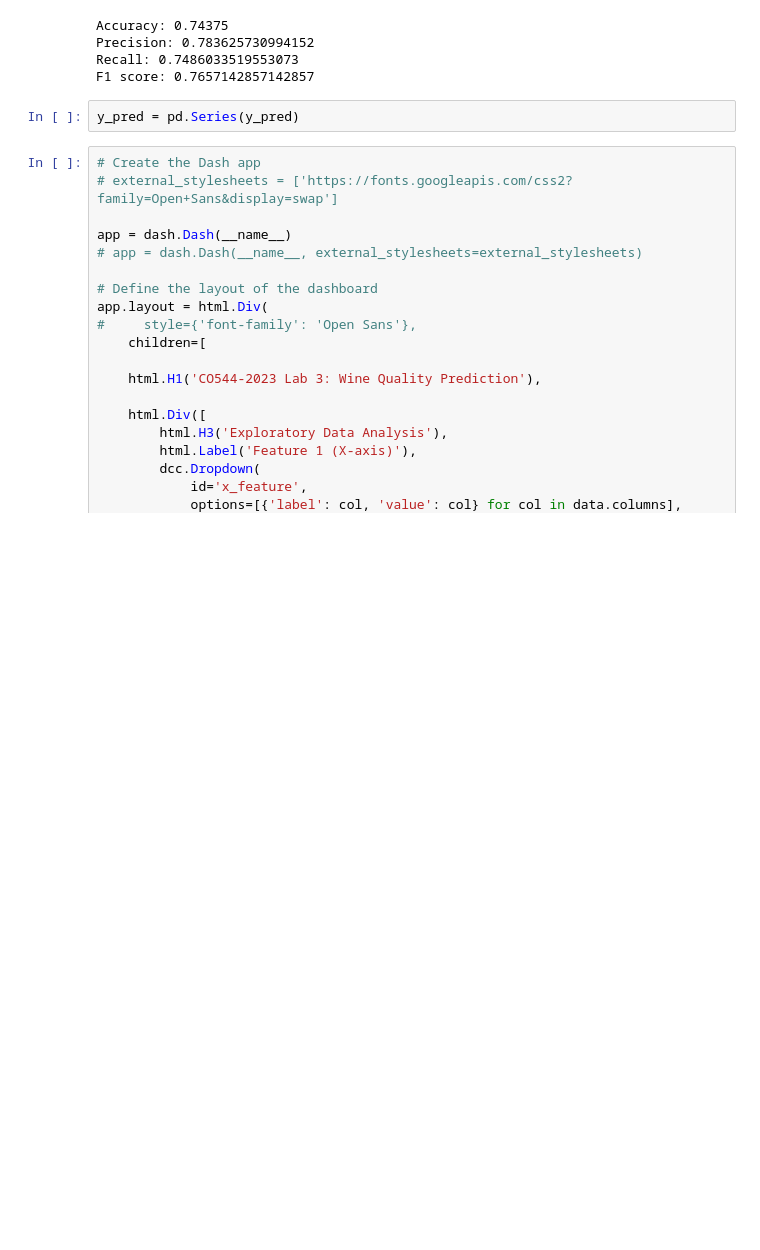
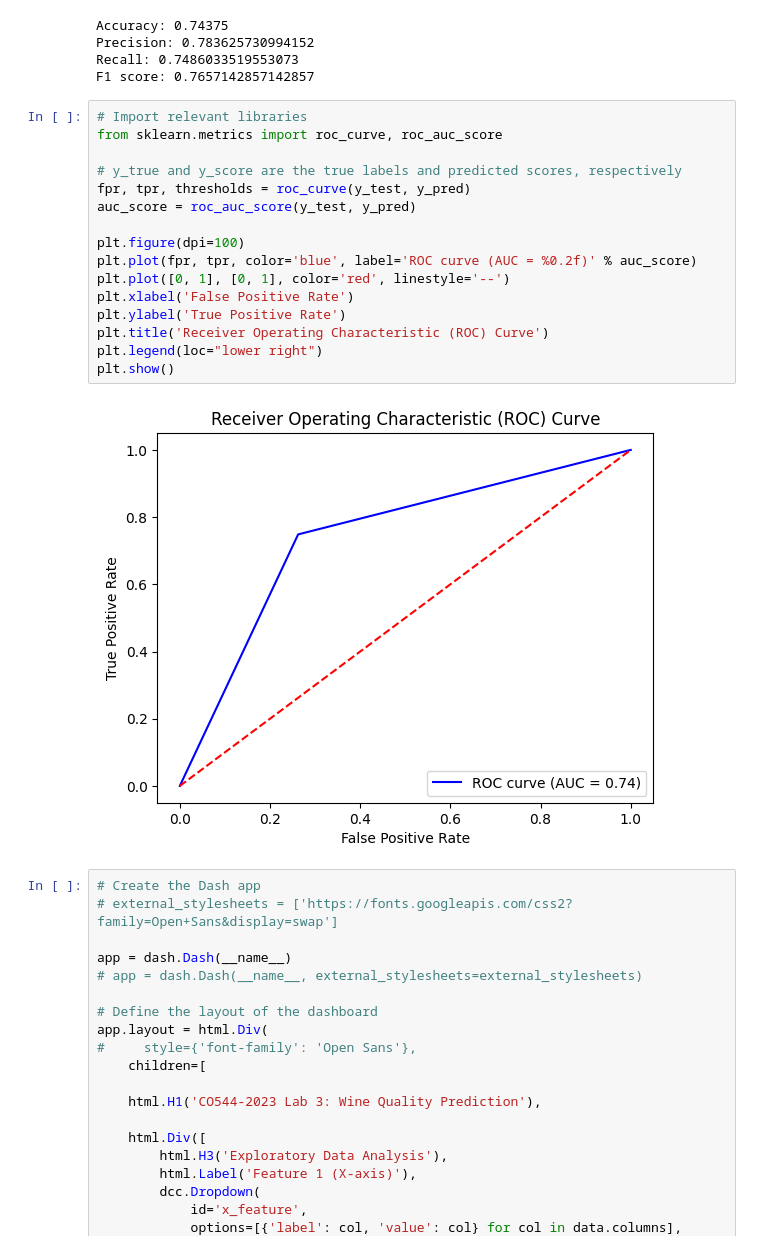
Before and after one commit to vithurshiniS/co544-2023-lab3-interactive-python-dashboards, a Jupyter notebook: main.ipynb, the cells around one changed output. Drawn from its saved outputs; the diff is of its cells as text; blank space fills up the shorter version.

Commit message:
implement ROC curve

```diff
--- a/main.ipynb
+++ b/main.ipynb
@@ -221,8 +221,24 @@ Accuracy: 0.74375
 Precision: 0.783625730994152
 Recall: 0.7486033519553073
 F1 score: 0.7657142857142857
-# %%
-y_pred = pd.Series(y_pred)
+# %%
+# Import relevant libraries
+from sklearn.metrics import roc_curve, roc_auc_score
+
+# y_true and y_score are the true labels and predicted scores, respectively
+fpr, tpr, thresholds = roc_curve(y_test, y_pred)
+auc_score = roc_auc_score(y_test, y_pred)
+
+plt.figure(dpi=100)
+plt.plot(fpr, tpr, color='blue', label='ROC curve (AUC = %0.2f)' % auc_score)
+plt.plot([0, 1], [0, 1], color='red', linestyle='--')
+plt.xlabel('False Positive Rate')
+plt.ylabel('True Positive Rate')
+plt.title('Receiver Operating Characteristic (ROC) Curve')
+plt.legend(loc="lower right")
+plt.show()
+# %% [output]
+[figure, added]
 # %%
 # Create the Dash app
 # external_stylesheets = ['https://fonts.googleapis.com/css2?family=Open+Sans&display=swap']
```
Also changed, not shown: parts of 2 cells of this notebook.
